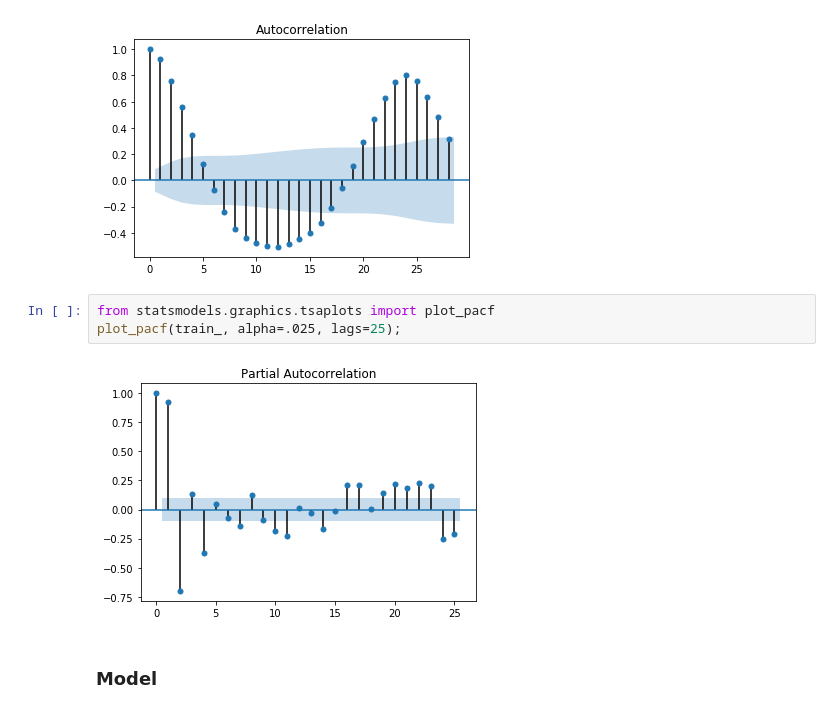
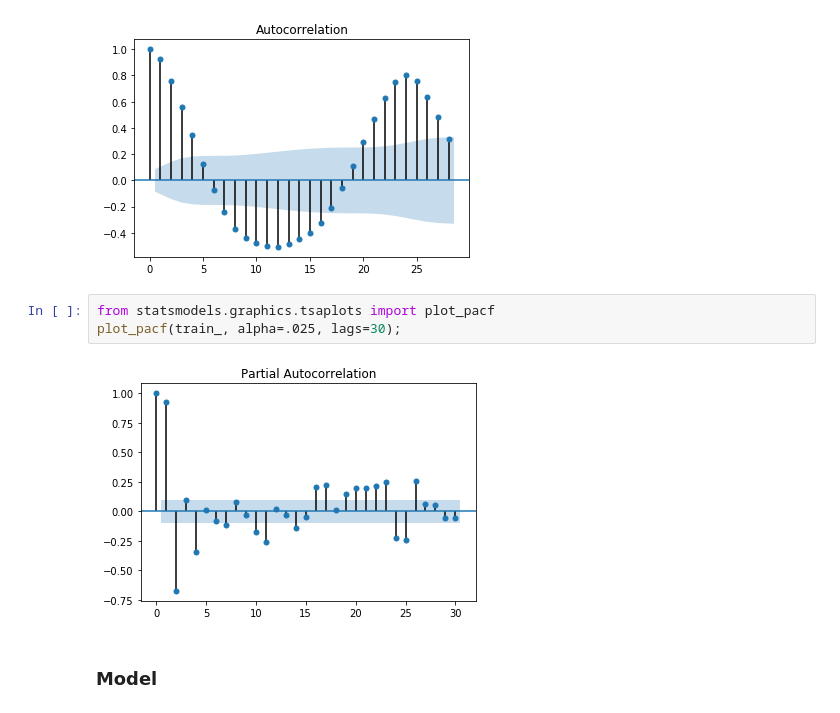
Before and after one commit to wooyounghong/Forecasting-Demand-for-NYC-Taxis, a Jupyter notebook: 02.Exploratory_Data_Analysis.ipynb, the cells around one changed output. Cells and saved outputs as stored; diff of their text form.

```diff
--- a/02.Exploratory_Data_Analysis.ipynb
+++ b/02.Exploratory_Data_Analysis.ipynb
@@ -270,9 +270,9 @@ plot_acf(train_, alpha=.05);
 [figure]
 # %%
 from statsmodels.graphics.tsaplots import plot_pacf
-plot_pacf(train_, alpha=.025, lags=25);
+plot_pacf(train_, alpha=.025, lags=30);
 # %% [output]
-[figure, old version]
+[figure, new version]
 # %% [markdown]
 ### Model
 # %% [markdown]
```
Also changed, not shown: 2 other files.
